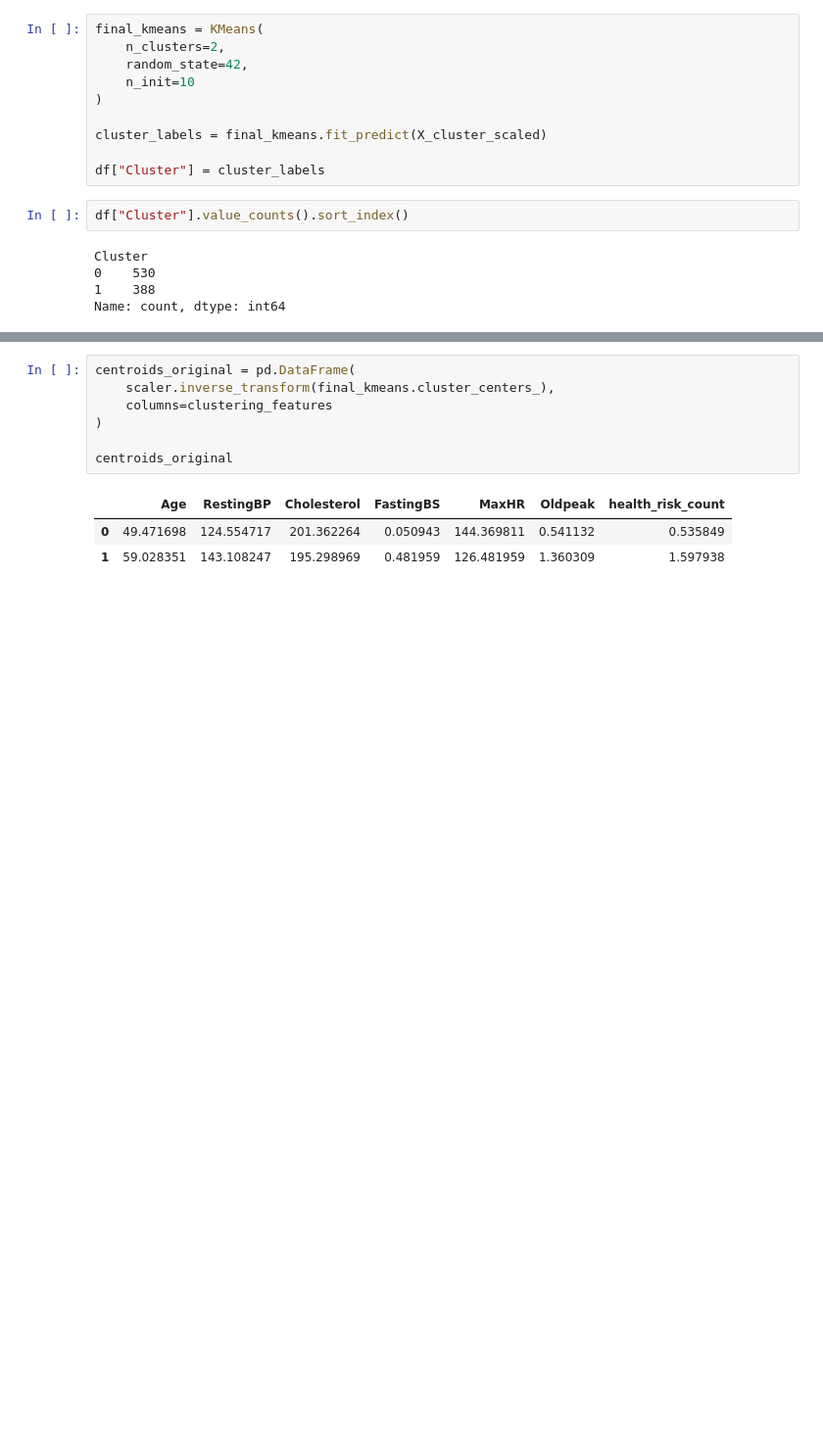
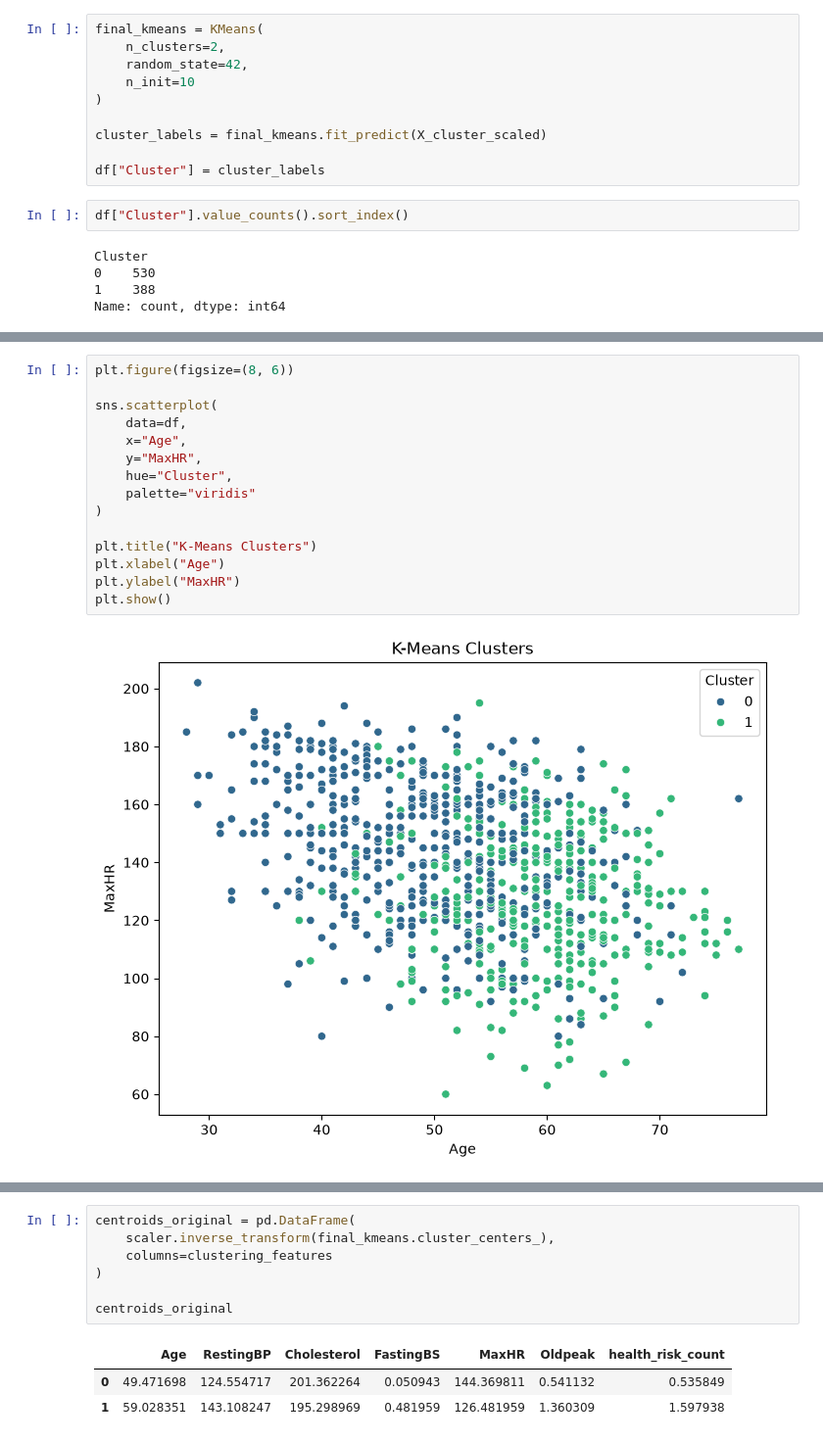
Before and after one commit to ghayda577/AI-ML-Training, a Jupyter notebook: Projects/First-Full-Project/notebooks/project.ipynb, the cells around one changed output, grey strips where cells are left out. Shown at 98% size. Drawn from its saved outputs; the diff is of its cells as text; blank space fills up the shorter version.

Commit message:
Added K-Means clustering to the project

```diff
--- a/Projects/First-Full-Project/notebooks/project.ipynb
+++ b/Projects/First-Full-Project/notebooks/project.ipynb
@@ -1958,0 +2030,17 @@ Name: count, dtype: int64
+# %%
+plt.figure(figsize=(8, 6))
+
+sns.scatterplot(
+    data=df,
+    x="Age",
+    y="MaxHR",
+    hue="Cluster",
+    palette="viridis"
+)
+
+plt.title("K-Means Clusters")
+plt.xlabel("Age")
+plt.ylabel("MaxHR")
+plt.show()
+# %% [output]
+[figure, added]
```
Also changed, not shown: parts of 13 cells of this notebook.
